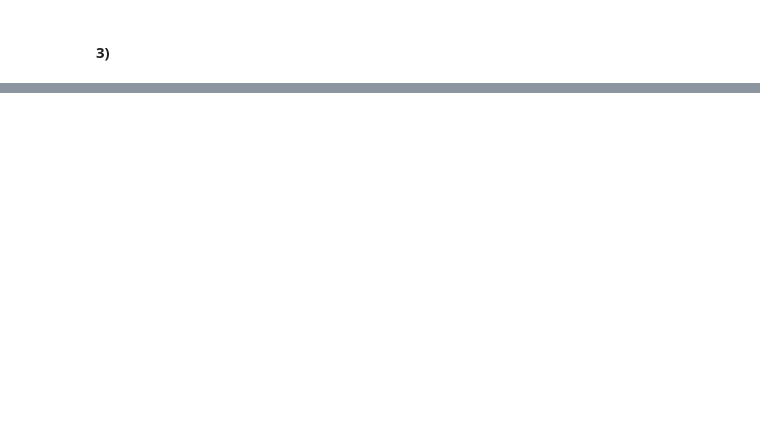
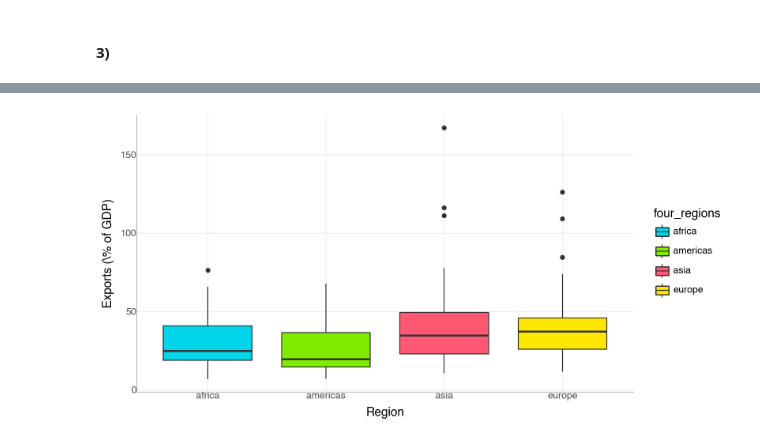
Before and after one commit to Riley-Sallander/ML-554, a Jupyter notebook: Labs/LabOne.ipynb, the cells around one changed output, grey strips where cells are left out. Cells and saved outputs as stored; diff of their text form; code cells hidden in the pictures; blank space fills up the shorter version.

```diff
--- a/Labs/LabOne.ipynb
+++ b/Labs/LabOne.ipynb
@@ -41,0 +207,28 @@ aes(
+# %%
+from plotnine import geom_boxplot
+
+(ggplot(dfQ2,
+        aes(x="four_regions", y="exports", fill="four_regions"))
++ geom_boxplot()
++ scale_fill_manual(values={
+        'asia': '#ff5872',
+        'europe': '#ffe700',
+        'americas': '#7feb00',
+        'africa': '#00d5e9',
+    })
+
++ theme_minimal()
++ theme(figure_size=(8, 4))
++ theme(panel_grid_minor=element_blank(),
+        panel_grid_major=element_line(size=0.5),
+        axis_line=element_line(size=0.5, color='grey',alpha = 0.8))
+
++ labs(
+  x='Region',
+  y='Exports (\% of GDP)'
+  )
+
+
+)
+# %% [output]
+[figure, added]
```
Also changed, not shown: parts of 19 cells of this notebook, 3 other files.
